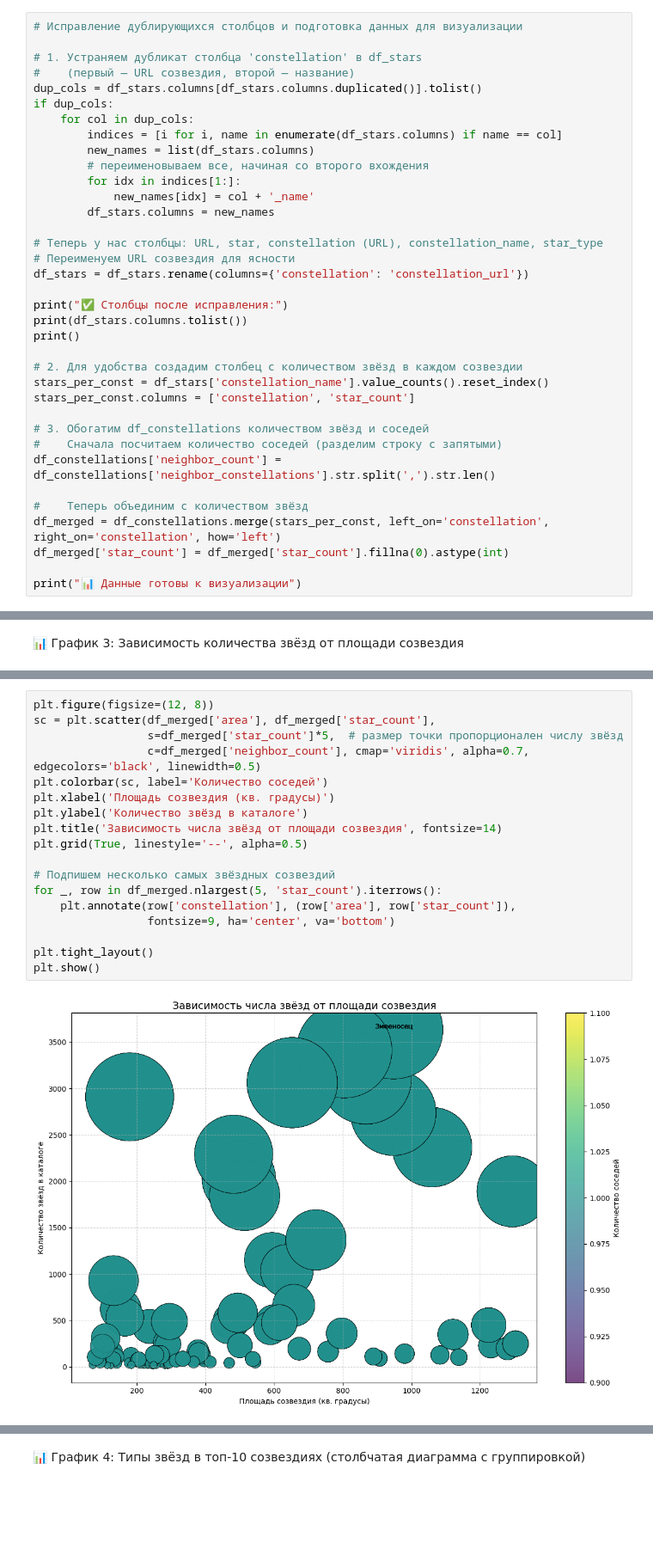
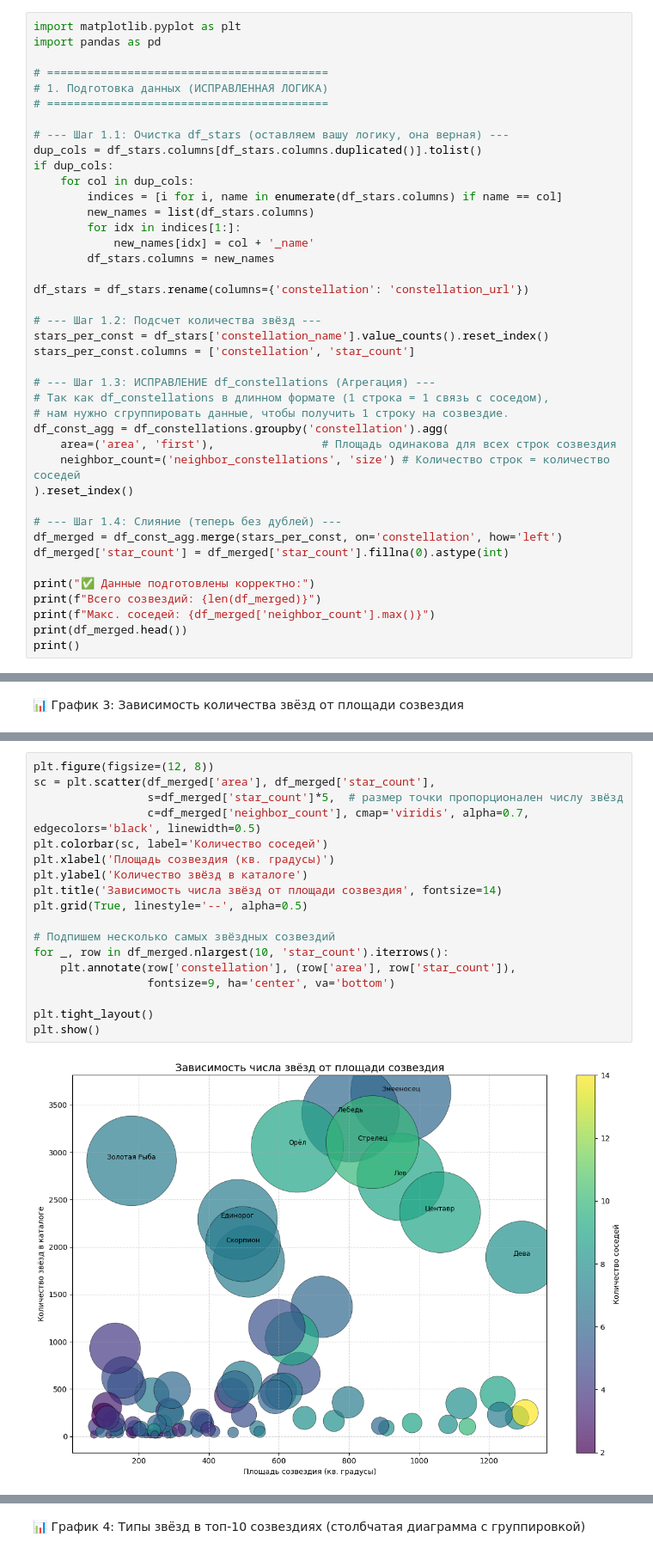
Before and after one commit to kolessovva/python-ai-Albina-Kolesova, a Jupyter notebook: notebooks/week3_visualization.ipynb, the cells around one changed output, grey strips where cells are left out. Shown at 86% size. Drawn from its saved outputs; the diff is of its cells as text; blank space fills up the shorter version.

```diff
--- a/notebooks/week3_visualization.ipynb
+++ b/notebooks/week3_visualization.ipynb
@@ -126,39 +124,44 @@ drive.mount('/content/drive')
 # %% [markdown]
 🌟 Промпт 1: Разведочный анализ
 # %%
-# Исправление дублирующихся столбцов и подготовка данных для визуализации
+import matplotlib.pyplot as plt
+import pandas as pd
 
-# 1. Устраняем дубликат столбца 'constellation' в df_stars
-#    (первый — URL созвездия, второй — название)
+# ==========================================
+# 1. Подготовка данных (ИСПРАВЛЕННАЯ ЛОГИКА)
+# ==========================================
+
+# --- Шаг 1.1: Очистка df_stars (оставляем вашу логику, она верная) ---
 dup_cols = df_stars.columns[df_stars.columns.duplicated()].tolist()
 if dup_cols:
     for col in dup_cols:
         indices = [i for i, name in enumerate(df_stars.columns) if name == col]
         new_names = list(df_stars.columns)
-        # переименовываем все, начиная со второго вхождения
         for idx in indices[1:]:
             new_names[idx] = col + '_name'
         df_stars.columns = new_names
 
-# Теперь у нас столбцы: URL, star, constellation (URL), constellation_name, star_type
-# Переименуем URL созвездия для ясности
 df_stars = df_stars.rename(columns={'constellation': 'constellation_url'})
 
-print("✅ Столбцы после исправления:")
-print(df_stars.columns.tolist())
-print()
-
-# 2. Для удобства создадим столбец с количеством звёзд в каждом созвездии
+# --- Шаг 1.2: Подсчет количества звёзд ---
 stars_per_const = df_stars['constellation_name'].value_counts().reset_index()
 stars_per_const.columns = ['constellation', 'star_count']
 
-# 3. Обогатим df_constellations количеством звёзд и соседей
-#    Сначала посчитаем количество соседей (разделим строку с запятыми)
-df_constellations['neighbor_count'] = df_constellations['neighbor_constellations'].str.split(',').str.len()
+# --- Шаг 1.3: ИСПРАВЛЕНИЕ df_constellations (Агрегация) ---
+# Так как df_constellations в длинном формате (1 строка = 1 связь с соседом),
+# нам нужно сгруппировать данные, чтобы получить 1 строку на созвездие.
+df_const_agg = df_constellations.groupby('constellation').agg(
+    area=('area', 'first'),                # Площадь одинакова для всех строк созвездия
+    neighbor_count=('neighbor_constellations', 'size') # Количество строк = количество соседей
+).reset_index()
 
-#    Теперь объединим с количеством звёзд
-df_merged = df_constellations.merge(stars_per_const, left_on='constellation', right_on='constellation', how='left')
+# --- Шаг 1.4: Слияние (теперь без дублей) ---
+df_merged = df_const_agg.merge(stars_per_const, on='constellation', how='left')
 df_merged['star_count'] = df_merged['star_count'].fillna(0).astype(int)
 
-print("📊 Данные готовы к визуализации")
+print("✅ Данные подготовлены корректно:")
+print(f"Всего созвездий: {len(df_merged)}")
+print(f"Макс. соседей: {df_merged['neighbor_count'].max()}")
+print(df_merged.head())
+print()
 # %% [output]
@@ -219,20 +236,20 @@ plt.show()
 # %%
 plt.figure(figsize=(12, 8))
 sc = plt.scatter(df_merged['area'], df_merged['star_count'],
                  s=df_merged['star_count']*5,  # размер точки пропорционален числу звёзд
                  c=df_merged['neighbor_count'], cmap='viridis', alpha=0.7, edgecolors='black', linewidth=0.5)
 plt.colorbar(sc, label='Количество соседей')
 plt.xlabel('Площадь созвездия (кв. градусы)')
 plt.ylabel('Количество звёзд в каталоге')
 plt.title('Зависимость числа звёзд от площади созвездия', fontsize=14)
 plt.grid(True, linestyle='--', alpha=0.5)
 
 # Подпишем несколько самых звёздных созвездий
-for _, row in df_merged.nlargest(5, 'star_count').iterrows():
+for _, row in df_merged.nlargest(10, 'star_count').iterrows():
     plt.annotate(row['constellation'], (row['area'], row['star_count']),
                  fontsize=9, ha='center', va='bottom')
 
 plt.tight_layout()
 plt.show()
 # %% [output]
-[figure, old version]
+[figure, new version]
```
Also changed, not shown: parts of 14 cells of this notebook.
